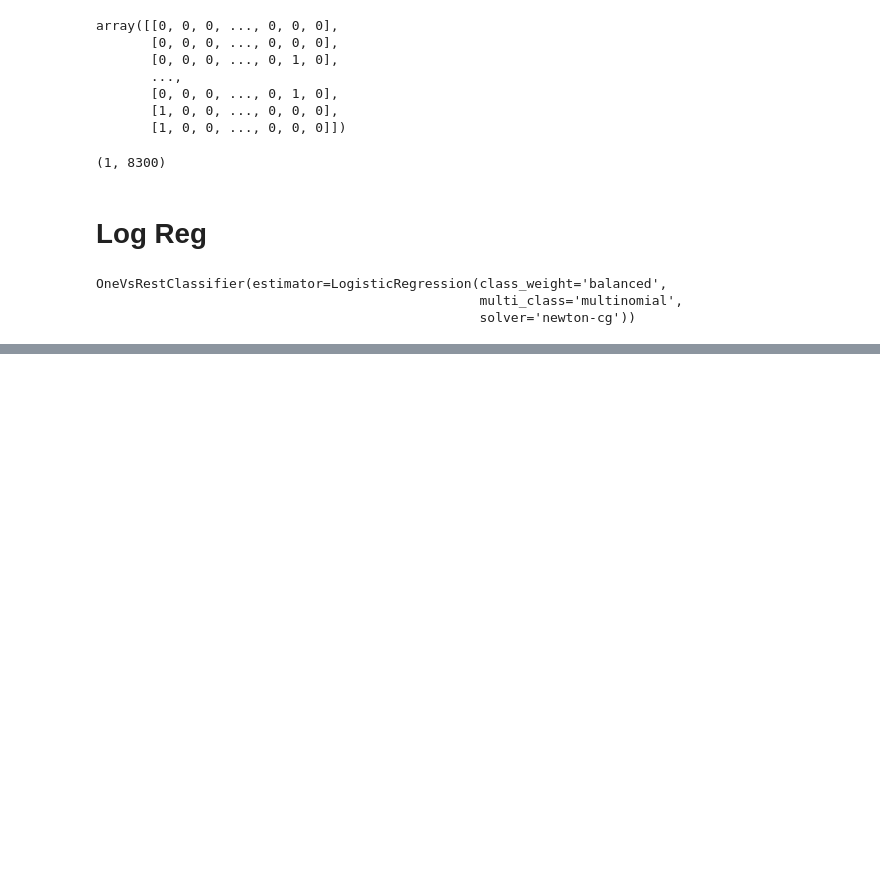
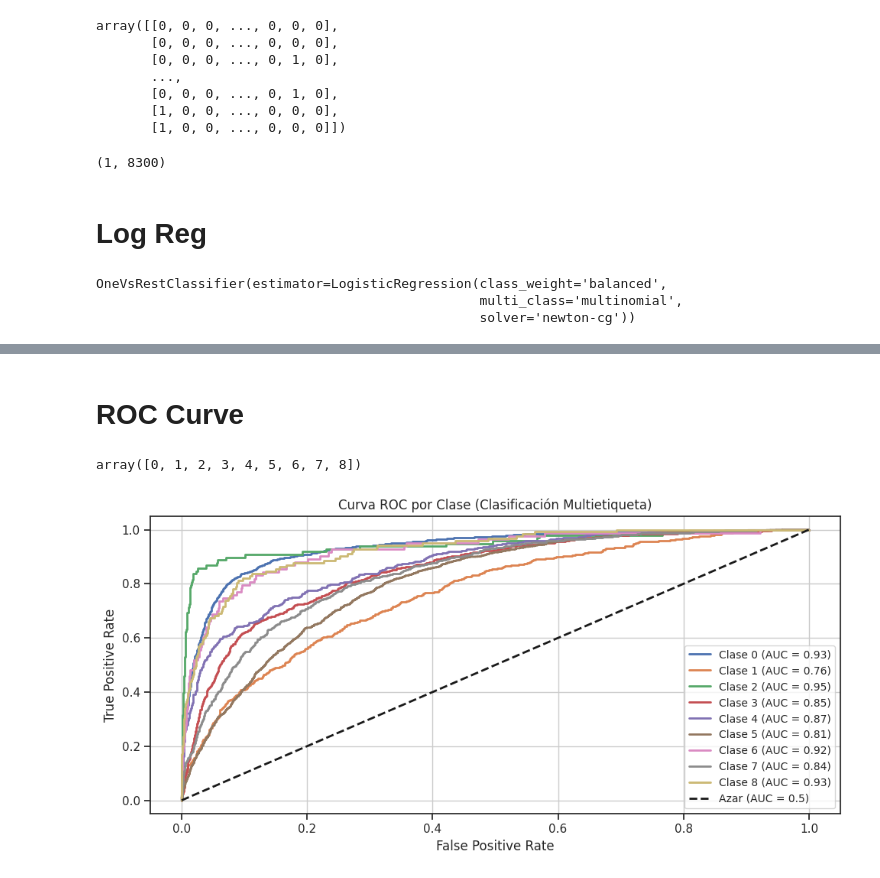
Before and after one commit to eric-castillo05/emotions-wheel-nlp, a Jupyter notebook: TF-IDF_.ipynb, the cells around one changed output, grey strips where cells are left out. Cells and saved outputs as stored; diff of their text form; code cells hidden in the pictures; blank space fills up the shorter version.

Commit message:
feat: added ROC Curve

```diff
--- a/TF-IDF_.ipynb
+++ b/TF-IDF_.ipynb
@@ -198,0 +201,38 @@ weighted avg       0.53      0.73      0.60      5997
+# %% [markdown]
+# ROC Curve
+# %%
+mlb.classes_
+# %% [output]
+array([0, 1, 2, 3, 4, 5, 6, 7, 8])
+# %%
+import seaborn as sns
+from sklearn.metrics import roc_curve, auc
+
+
+fpr = dict()
+tpr = dict()
+roc_auc = dict()
+sns.set_theme(style = 'ticks')
+
+y_score = model.predict_proba(x_test)
+
+plt.figure(figsize = (10, 5))
+n_classes = y_test_multilabel.shape[1]
+temp = []
+for i in range(n_classes):
+    fpr[i], tpr[i], _ = roc_curve(y_test_multilabel[:, i], y_score[:, i])
+    roc_auc[i] = auc(fpr[i], tpr[i])
+    plt.plot(fpr[i], tpr[i], lw=2, label=f'Clase {mlb.classes_[i]} (AUC = {roc_auc[i]:.2f})')
+    temp.append([mlb.classes_[i], roc_auc[i]])
+
+# Línea aleatoria (azar)
+plt.plot([0, 1], [0, 1], 'k--', lw=2, label='Azar (AUC = 0.5)')
+plt.xlabel('False Positive Rate')
+plt.ylabel('True Positive Rate')
+plt.title('Curva ROC por Clase (Clasificación Multietiqueta)')
+plt.legend(loc='lower right', fontsize='small')
+plt.grid(True)
+plt.tight_layout()
+plt.show()
+# %% [output]
+[figure, added]
```
Also changed, not shown: parts of 5 cells of this notebook.
